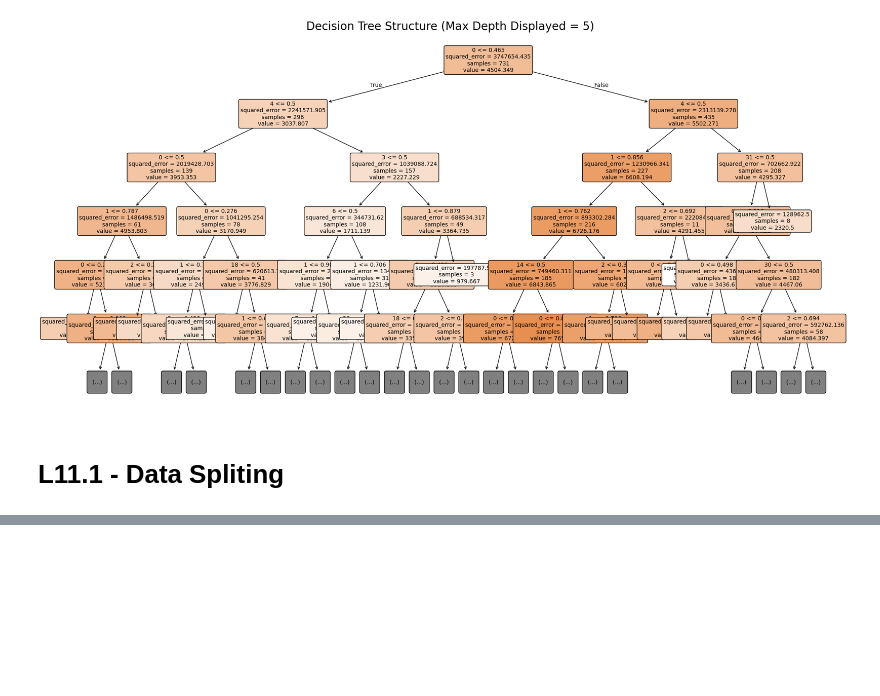
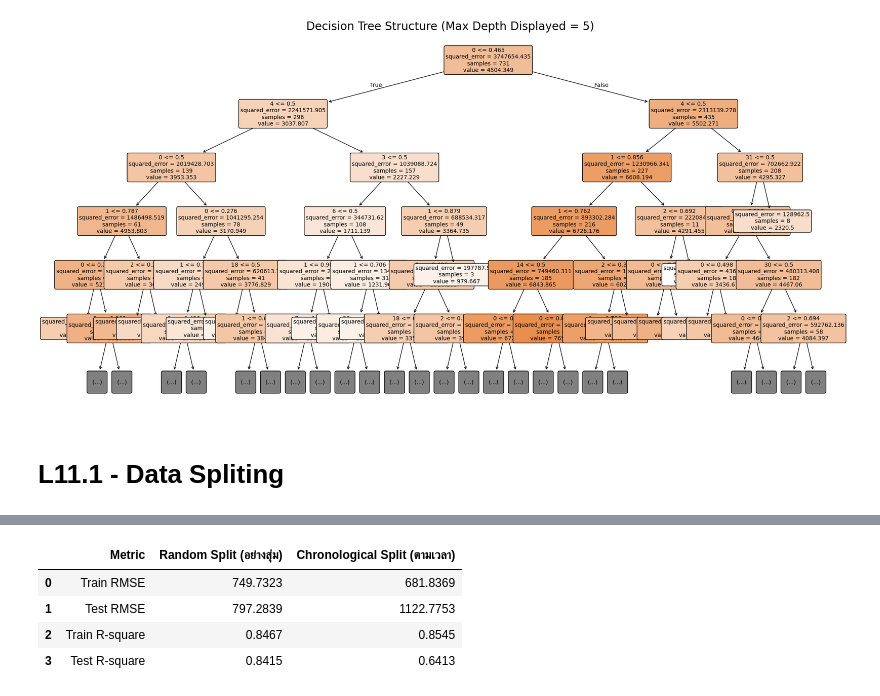
Before and after one commit to wararit-panichkitkosolkul/bike-sharing-DS512, a Jupyter notebook: Bike_Sharing_Homework.ipynb, the cells around one changed output, grey strips where cells are left out. Saved outputs shown, nothing was run; the diff lists cells and outputs as text; code cells hidden in the pictures; blank space fills up the shorter version.

```diff
--- a/Bike_Sharing_Homework.ipynb
+++ b/Bike_Sharing_Homework.ipynb
@@ -560,0 +602,96 @@ display(df_results.style.format({"RMSE": "{:.4f}", "R-squared": "{:.4f}"}))
+# %%
+import pandas as pd
+import numpy as np
+from sklearn.model_selection import train_test_split
+from sklearn.preprocessing import MinMaxScaler, OneHotEncoder
+from sklearn.linear_model import Ridge
+from sklearn.metrics import mean_squared_error, r2_score
+
+# --- 1. เตรียมข้อมูล ---
+bike_split_demo = pd.read_csv('/content/drive/MyDrive/Bike_Sharing_Data.csv')
+bike_split_demo['dteday'] = pd.to_datetime(bike_split_demo['dteday'], dayfirst=True)
+
+categorical_cols = ['season', 'yr', 'mnth', 'holiday', 'weekday', 'workingday', 'weathersit']
+continuous_cols = ['temp', 'hum', 'windspeed']
+
+X_raw_features = bike_split_demo[continuous_cols + categorical_cols]
+y_targets = bike_split_demo['cnt']
+
+# ==========================================
+# วิธีที่ 1: การแบ่งข้อมูลแบบสุ่ม (Random Split 80:20)
+# ==========================================
+X_tr_rand, X_te_rand, y_tr_rand, y_te_rand = train_test_split(
+    X_raw_features, y_targets, test_size=0.2, random_state=42, shuffle=True
+)
+
+# ทำ Preprocessing สำหรับ Random Split แยกกระบวนการเพื่อกัน Leakage
+scaler_rand = MinMaxScaler()
+enc_rand = OneHotEncoder(sparse_output=False, handle_unknown='ignore')
+
+X_tr_rand_scaled = scaler_rand.fit_transform(X_tr_rand[continuous_cols])
+X_te_rand_scaled = scaler_rand.transform(X_te_rand[continuous_cols])
+
+X_tr_rand_enc = enc_rand.fit_transform(X_tr_rand[categorical_cols])
+X_te_rand_enc = enc_rand.transform(X_te_rand[categorical_cols])
+
+X_tr_rand_final = pd.concat([pd.DataFrame(X_tr_rand_scaled), pd.DataFrame(X_tr_rand_enc)], axis=1)
+X_te_rand_final = pd.concat([pd.DataFrame(X_te_rand_scaled), pd.DataFrame(X_te_rand_enc)], axis=1)
+
+model_rand = Ridge(alpha=0.1)
+model_rand.fit(X_tr_rand_final, y_tr_rand)
+
+pred_tr_rand = model_rand.predict(X_tr_rand_final)
+pred_te_rand = model_rand.predict(X_te_rand_final)
+
+# ==========================================
+# วิธีที่ 2: การแบ่งข้อมูลตามลำดับเวลา (Chronological Split 80:20)
+# ==========================================
+X_tr_time, X_te_time, y_tr_time, y_te_time = train_test_split(
+    X_raw_features, y_targets, test_size=0.2, shuffle=False
+)
+
+# ทำ Preprocessing สำหรับ Chronological Split แยกกระบวนการเพื่อกัน Leakage
+scaler_time = MinMaxScaler()
+enc_time = OneHotEncoder(sparse_output=False, handle_unknown='ignore')
+
+X_tr_time_scaled = scaler_time.fit_transform(X_tr_time[continuous_cols])
+X_te_time_scaled = scaler_time.transform(X_te_time[continuous_cols])
+
+X_tr_time_enc = enc_time.fit_transform(X_tr_time[categorical_cols])
+X_te_time_enc = enc_time.transform(X_te_time[categorical_cols])
+
+X_tr_time_final = pd.concat([pd.DataFrame(X_tr_time_scaled), pd.DataFrame(X_tr_time_enc)], axis=1)
+X_te_time_final = pd.concat([pd.DataFrame(X_te_time_scaled), pd.DataFrame(X_te_time_enc)], axis=1)
+
+model_time = Ridge(alpha=1.0)
+model_time.fit(X_tr_time_final, y_tr_time)
+
+pred_tr_time = model_time.predict(X_tr_time_final)
+pred_te_time = model_time.predict(X_te_time_final)
+
+# ==========================================
+# แสดงตารางผลลัพธ์เปรียบเทียบ
+# ==========================================
+comparison_df = pd.DataFrame({
+    "Metric": ["Train RMSE", "Test RMSE", "Train R-square", "Test R-square"],
+    "Random Split (อย่างสุ่ม)": [
+        np.sqrt(mean_squared_error(y_tr_rand, pred_tr_rand)),
+        np.sqrt(mean_squared_error(y_te_rand, pred_te_rand)),
+        r2_score(y_tr_rand, pred_tr_rand),
+        r2_score(y_te_rand, pred_te_rand)
+    ],
+    "Chronological Split (ตามเวลา)": [
+        np.sqrt(mean_squared_error(y_tr_time, pred_tr_time)),
+        np.sqrt(mean_squared_error(y_te_time, pred_te_time)),
+        r2_score(y_tr_time, pred_tr_time),
+        r2_score(y_te_time, pred_te_time)
+    ]
+})
+
+display(comparison_df.style.format({"Random Split (อย่างสุ่ม)": "{:.4f}", "Chronological Split (ตามเวลา)": "{:.4f}"}))
+# %% [output]
+|  | Metric | Random Split (อย่างสุ่ม) | Chronological Split (ตามเวลา) |
+| 0 | Train RMSE | 749.7323 | 681.8369 |
+| 1 | Test RMSE | 797.2839 | 1122.7753 |
+| 2 | Train R-square | 0.8467 | 0.8545 |
+| 3 | Test R-square | 0.8415 | 0.6413 |
```
Also changed, not shown: parts of 28 cells of this notebook.
